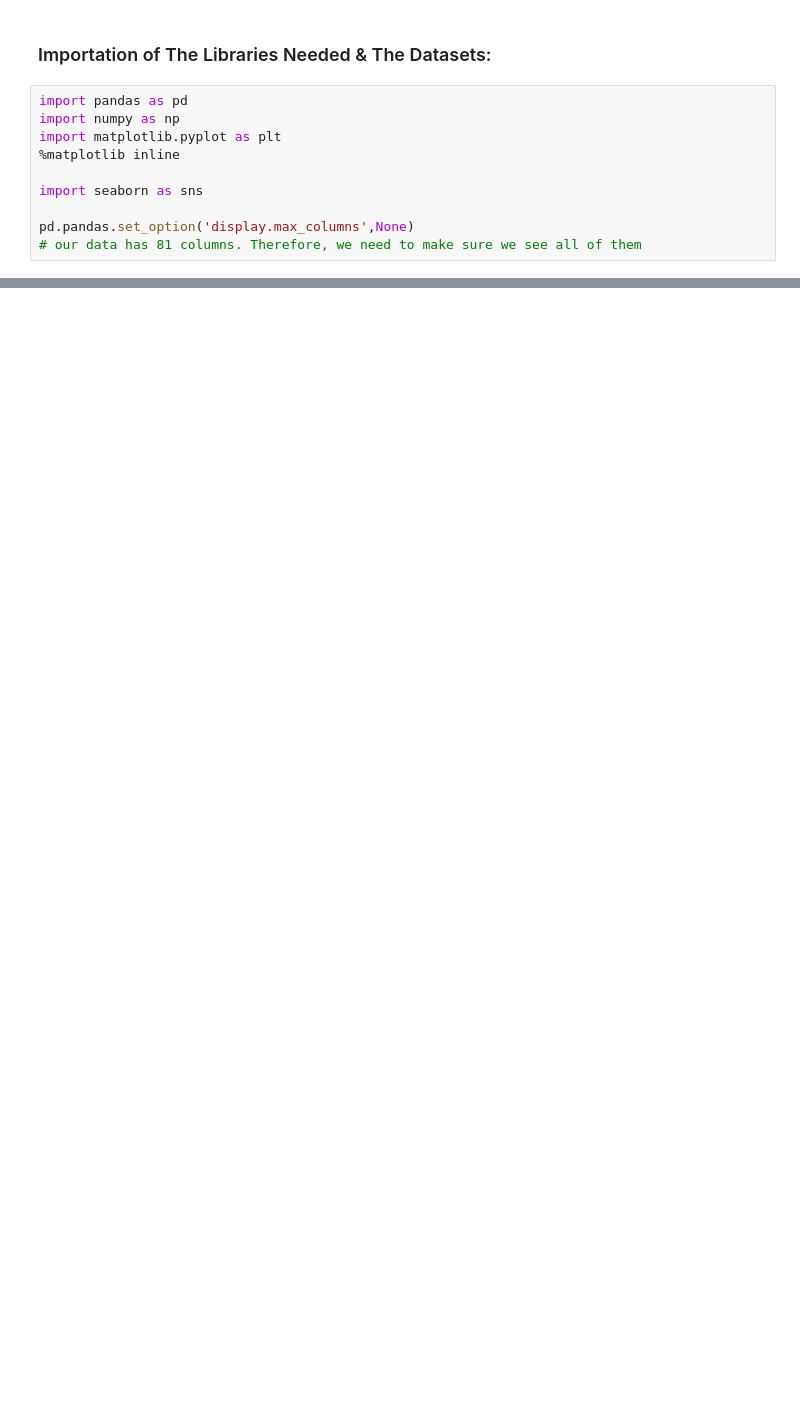
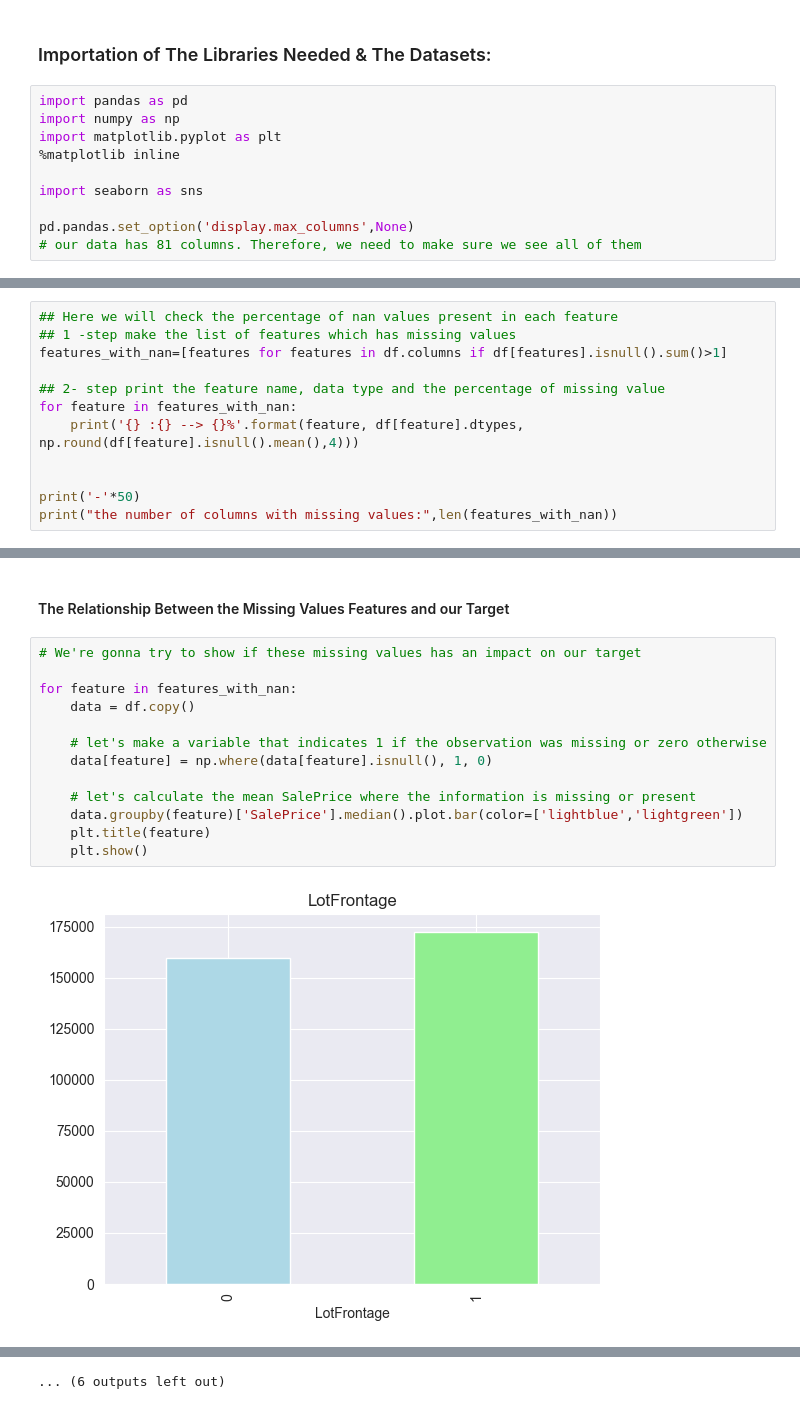
Before and after one commit to IslemBouzidi/kaggle, a Jupyter notebook: kaggle competition/HousePricing.ipynb, the cells around one changed output, grey strips where cells are left out. Cells and saved outputs as stored; diff of their text form; blank space fills up the shorter version.

```diff
--- a/kaggle competition/HousePricing.ipynb
+++ b/kaggle competition/HousePricing.ipynb
@@ -42,0 +90,12 @@ df.head()
+# %%
+## Here we will check the percentage of nan values present in each feature
+## 1 -step make the list of features which has missing values
+features_with_nan=[features for features in df.columns if df[features].isnull().sum()>1]
+
+## 2- step print the feature name, data type and the percentage of missing value
+for feature in features_with_nan:
+    print('{} :{} --> {}%'.format(feature, df[feature].dtypes, np.round(df[feature].isnull().mean(),4)))
+
+
+print('-'*50)
+print("the number of columns with missing values:",len(features_with_nan))
@@ -42,0 +123,17 @@ df.head()
+# %% [markdown]
+#### The Relationship Between the Missing Values Features and our Target
+# %%
+# We're gonna try to show if these missing values has an impact on our target
+
+for feature in features_with_nan:
+    data = df.copy()
+
+    # let's make a variable that indicates 1 if the observation was missing or zero otherwise
+    data[feature] = np.where(data[feature].isnull(), 1, 0)
+
+    # let's calculate the mean SalePrice where the information is missing or present
+    data.groupby(feature)['SalePrice'].median().plot.bar(color=['lightblue','lightgreen'])
+    plt.title(feature)
+    plt.show()
+# %% [output]
+[figure, added]
@@ -42,0 +151 @@ df.head()
+... (6 outputs left out)
```
Also changed, not shown: parts of 93 cells of this notebook.
